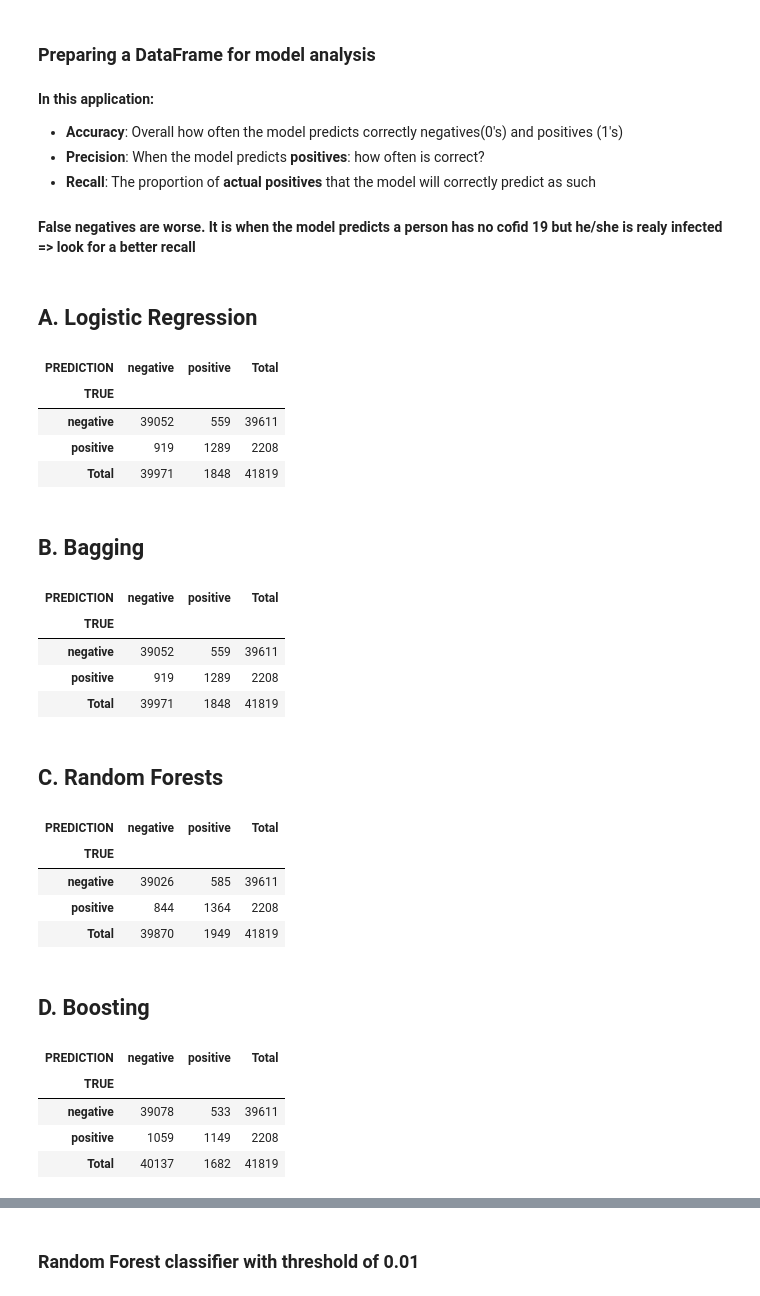
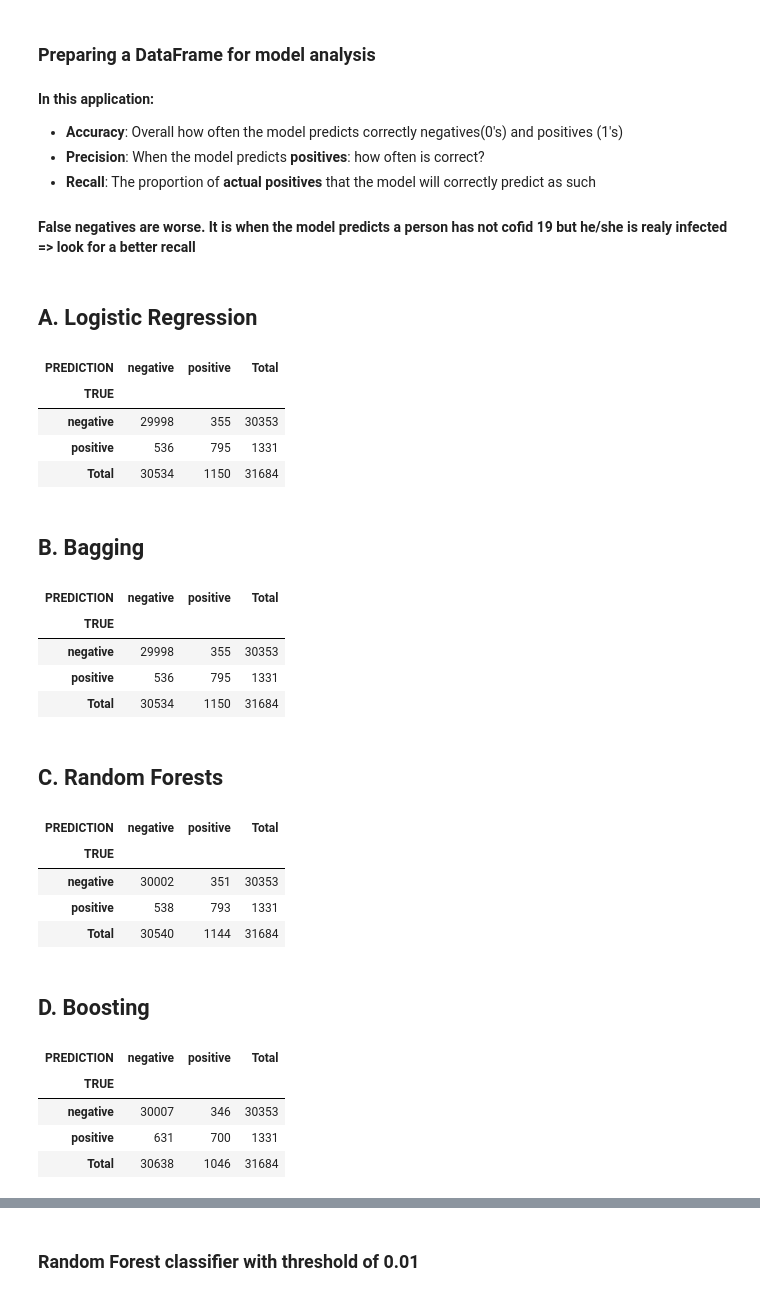
Before and after one commit to KhalidHandouleh/Projekt-Arbete, a Jupyter notebook: Corona_Test.ipynb, the cells around one changed output, grey strips where cells are left out. Drawn from its saved outputs; the diff is of its cells as text; code cells hidden in the pictures.

```diff
--- a/Corona_Test.ipynb
+++ b/Corona_Test.ipynb
@@ -12,7 +12,7 @@ from sklearn.ensemble import BaggingClassifier
 from sklearn.ensemble import RandomForestClassifier
 from sklearn.ensemble import AdaBoostClassifier
 # %%
-default = pd.read_excel('./test_results.xlsx')
+default = pd.read_excel('./corona_tested_individuals_ver_006.english.xlsx')
 default.head()
 # %% [output]
 |  | test_date | cough | fever | sore_throat | shortness_of_breath | head_ache | corona_result | ... |
@@ -216,7 +186,7 @@ metrics = pd.DataFrame(index=['accuracy', 'precision' ,'recall'],
 - **Precision**: When the model predicts **positives**: how often is correct?
 - **Recall**: The proportion of **actual positives** that the model will correctly predict as such
 
-#### False negatives are worse. It is when the model predicts a person has no cofid 19 but he/she is realy infected => look for a better recall
+#### False negatives are worse. It is when the model predicts a person has not cofid 19 but he/she is realy infected => look for a better recall
 # %% [markdown]
 ## A. Logistic Regression
 # %%
@@ -236,34 +206,33 @@ CMatrix(CM)
 # %% [output]
 | PREDICTION | negative | positive | Total |
 | TRUE |  |  |  |
-| negative | 39052 | 559 | 39611 |
-| positive | 919 | 1289 | 2208 |
-| Total | 39971 | 1848 | 41819 |
+| negative | 29998 | 355 | 30353 |
+| positive | 536 | 795 | 1331 |
+| Total | 30534 | 1150 | 31684 |
 # %% [markdown]
 ## B. Bagging
 # %%
 # 2. Create an instance of the estimator
 log_reg_for_bagging = LogisticRegression()
-bagging = BaggingClassifier(base_estimator=log_reg_for_bagging, n_estimators=10,
-                            random_state=55, n_jobs=-1)
+bagging = BaggingClassifier(base_estimator=log_reg_for_bagging, n_estimators=10,random_state=55, n_jobs=-1)
 
 # 3. Use the trainning data to train the estimator
 bagging.fit(X_train, y_train)
 
 # 4. Evaluate the model
 y_pred_test = bagging.predict(X_test)
 metrics.loc['accuracy','Bagging'] = accuracy_score(y_pred=y_pred_test, y_true=y_test)
 metrics.loc['precision','Bagging'] = precision_score(y_pred=y_pred_test, y_true=y_test)
 metrics.loc['recall','Bagging'] = recall_score(y_pred=y_pred_test, y_true=y_test)
 #Confusion matrix
 CM = confusion_matrix(y_pred=y_pred_test, y_true=y_test)
 CMatrix(CM)
 # %% [output]
 | PREDICTION | negative | positive | Total |
 | TRUE |  |  |  |
-| negative | 39052 | 559 | 39611 |
-| positive | 919 | 1289 | 2208 |
-| Total | 39971 | 1848 | 41819 |
+| negative | 29998 | 355 | 30353 |
+| positive | 536 | 795 | 1331 |
+| Total | 30534 | 1150 | 31684 |
 # %% [markdown]
 ## C. Random Forests
 # %%
@@ -284,9 +253,9 @@ CMatrix(CM)
 # %% [output]
 | PREDICTION | negative | positive | Total |
 | TRUE |  |  |  |
-| negative | 39026 | 585 | 39611 |
-| positive | 844 | 1364 | 2208 |
-| Total | 39870 | 1949 | 41819 |
+| negative | 30002 | 351 | 30353 |
+| positive | 538 | 793 | 1331 |
+| Total | 30540 | 1144 | 31684 |
 # %% [markdown]
 ## D. Boosting
 # %%
@@ -307,9 +276,9 @@ CMatrix(CM)
 # %% [output]
 | PREDICTION | negative | positive | Total |
 | TRUE |  |  |  |
-| negative | 39078 | 533 | 39611 |
-| positive | 1059 | 1149 | 2208 |
-| Total | 40137 | 1682 | 41819 |
+| negative | 30007 | 346 | 30353 |
+| positive | 631 | 700 | 1331 |
+| Total | 30638 | 1046 | 31684 |
 # %%
 100*metrics
 # %% [output]
```
Also changed, not shown: parts of 24 cells of this notebook, 6 other files.
